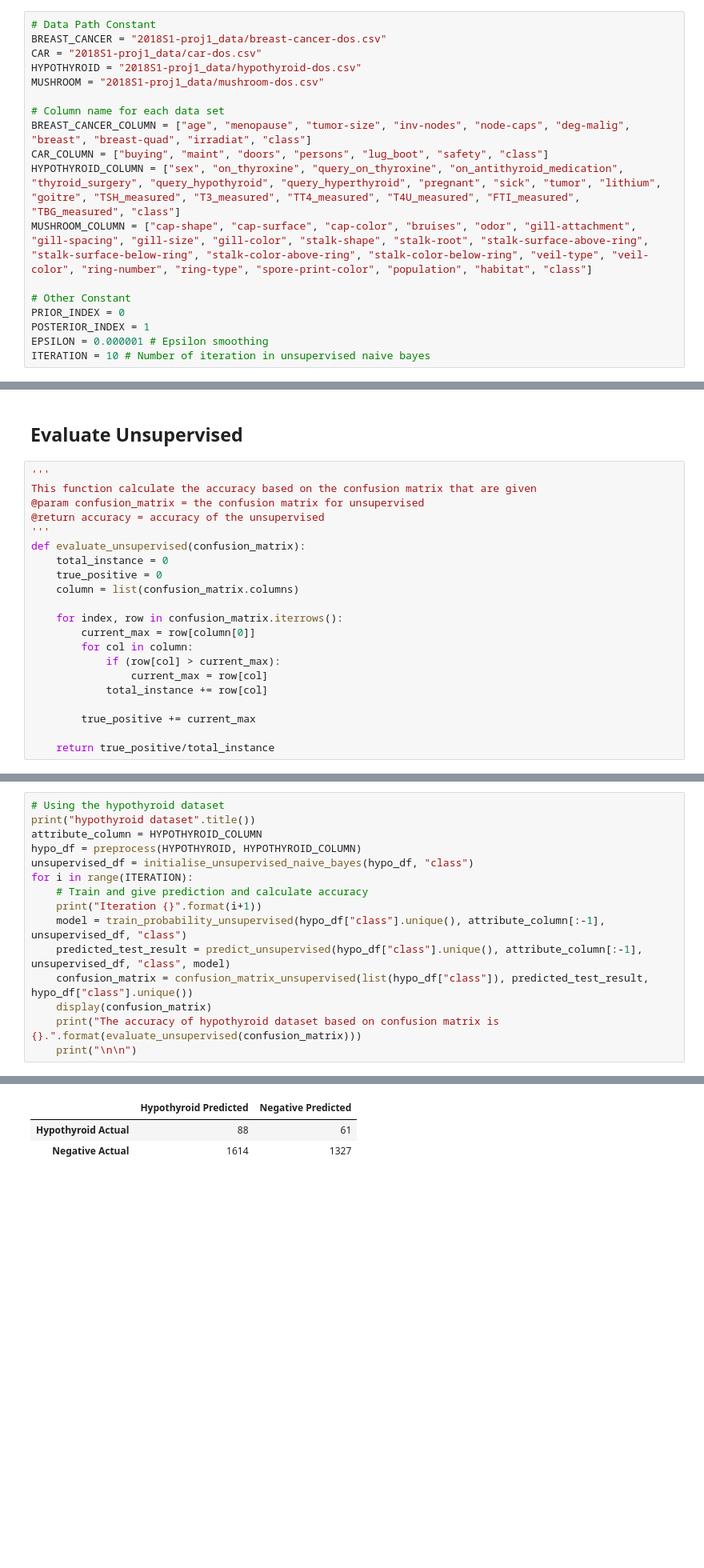
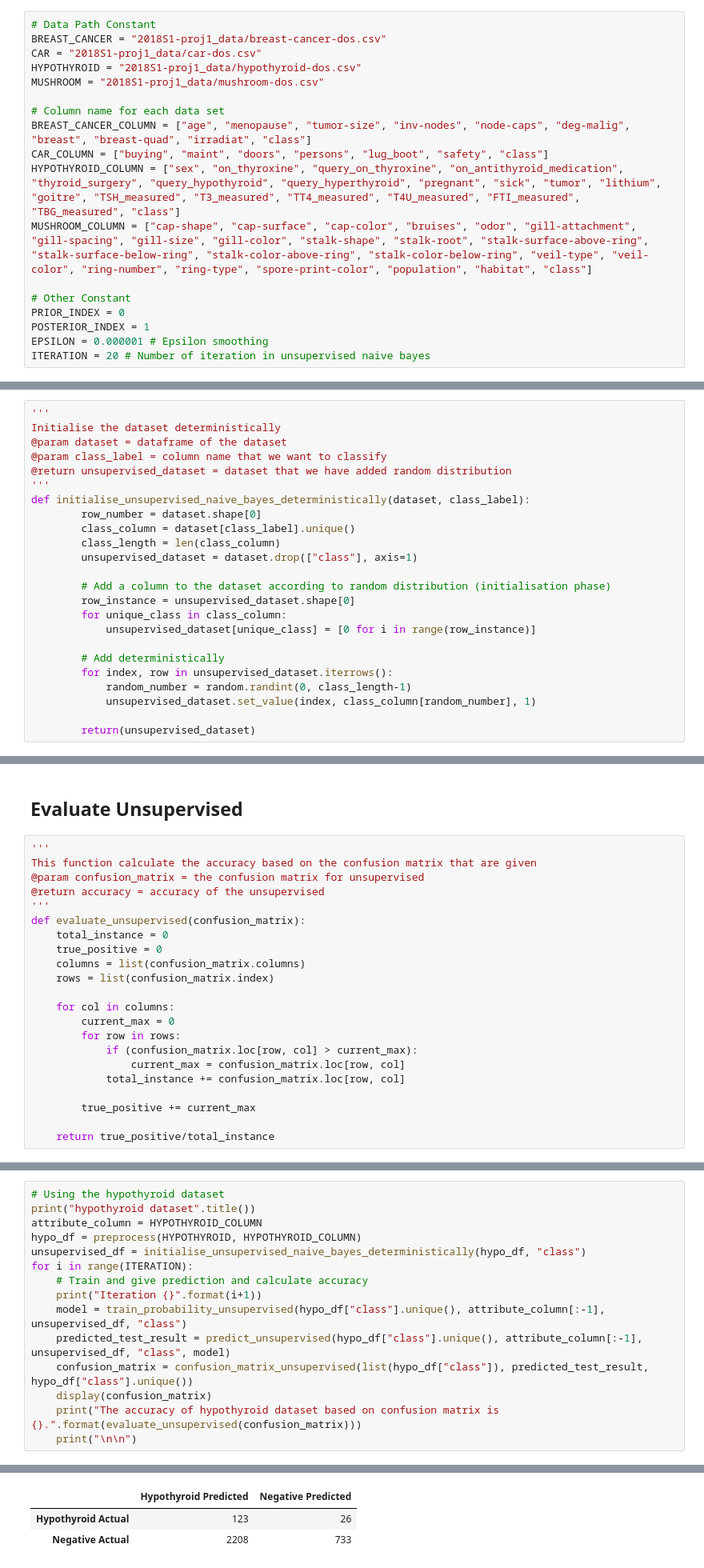
Before and after one commit to maleakhiw/Naive-Bayes-Algorithm, a Jupyter notebook: COMP30027 2018S1 - Project 1.ipynb, the cells around one changed output, grey strips where cells are left out. Shown: that part at 80% size. Drawn from its saved outputs; the diff is of its cells as text; blank space fills up the shorter version.

```diff
--- a/COMP30027 2018S1 - Project 1.ipynb
+++ b/COMP30027 2018S1 - Project 1.ipynb
@@ -26,7 +26,7 @@ MUSHROOM_COLUMN = ["cap-shape", "cap-surface", "cap-color", "bruises", "odor", "
 PRIOR_INDEX = 0
 POSTERIOR_INDEX = 1
 EPSILON = 0.000001 # Epsilon smoothing
-ITERATION = 10 # Number of iteration in unsupervised naive bayes
+ITERATION = 20 # Number of iteration in unsupervised naive bayes
 # %% [markdown]
 ## Preprocess
 # %%
@@ -336,6 +336,30 @@ def initialise_unsupervised_naive_bayes(dataset, class_label):
             matrix_counter += 1
 
         return(unsupervised_dataset)
+# %%
+'''
+Initialise the dataset deterministically
+@param dataset = dataframe of the dataset
+@param class_label = column name that we want to classify
+@return unsupervised_dataset = dataset that we have added random distribution
+'''
+def initialise_unsupervised_naive_bayes_deterministically(dataset, class_label):
+        row_number = dataset.shape[0]
+        class_column = dataset[class_label].unique()
+        class_length = len(class_column)
+        unsupervised_dataset = dataset.drop(["class"], axis=1)
+
+        # Add a column to the dataset according to random distribution (initialisation phase)
+        row_instance = unsupervised_dataset.shape[0]
+        for unique_class in class_column:
+            unsupervised_dataset[unique_class] = [0 for i in range(row_instance)]
+
+        # Add deterministically
+        for index, row in unsupervised_dataset.iterrows():
+            random_number = random.randint(0, class_length-1)
+            unsupervised_dataset.set_value(index, class_column[random_number], 1)
+
+        return(unsupervised_dataset)
 # %%
 '''
 This function should build an unsupervised NB model and return a count
@@ -482,14 +506,15 @@ This function calculate the accuracy based on the confusion matrix that are give
 def evaluate_unsupervised(confusion_matrix):
     total_instance = 0
     true_positive = 0
-    column = list(confusion_matrix.columns)
+    columns = list(confusion_matrix.columns)
+    rows = list(confusion_matrix.index)
 
-    for index, row in confusion_matrix.iterrows():
-        current_max = row[column[0]]
-        for col in column:
-            if (row[col] > current_max):
-                current_max = row[col]
-            total_instance += row[col]
+    for col in columns:
+        current_max = 0
+        for row in rows:
+            if (confusion_matrix.loc[row, col] > current_max):
+                current_max = confusion_matrix.loc[row, col]
+            total_instance += confusion_matrix.loc[row, col]
 
         true_positive += current_max
 
@@ -674,21 +699,21 @@ Iteration 6
 # %%
 # Using the hypothyroid dataset
 print("hypothyroid dataset".title())
 attribute_column = HYPOTHYROID_COLUMN
 hypo_df = preprocess(HYPOTHYROID, HYPOTHYROID_COLUMN)
-unsupervised_df = initialise_unsupervised_naive_bayes(hypo_df, "class")
+unsupervised_df = initialise_unsupervised_naive_bayes_deterministically(hypo_df, "class")
 for i in range(ITERATION):
     # Train and give prediction and calculate accuracy
     print("Iteration {}".format(i+1))
     model = train_probability_unsupervised(hypo_df["class"].unique(), attribute_column[:-1], unsupervised_df, "class")
     predicted_test_result = predict_unsupervised(hypo_df["class"].unique(), attribute_column[:-1], unsupervised_df, "class", model)
     confusion_matrix = confusion_matrix_unsupervised(list(hypo_df["class"]), predicted_test_result, hypo_df["class"].unique())
     display(confusion_matrix)
     print("The accuracy of hypothyroid dataset based on confusion matrix is {}.".format(evaluate_unsupervised(confusion_matrix)))
     print("\n\n")
 # %% [output]
 Hypothyroid Dataset
 Iteration 1
 |  | Hypothyroid Predicted | Negative Predicted |
-| Hypothyroid Actual | 88 | 61 |
-| Negative Actual | 1614 | 1327 |
+| Hypothyroid Actual | 123 | 26 |
+| Negative Actual | 2208 | 733 |
```
Also changed, not shown: parts of 14 cells of this notebook.
